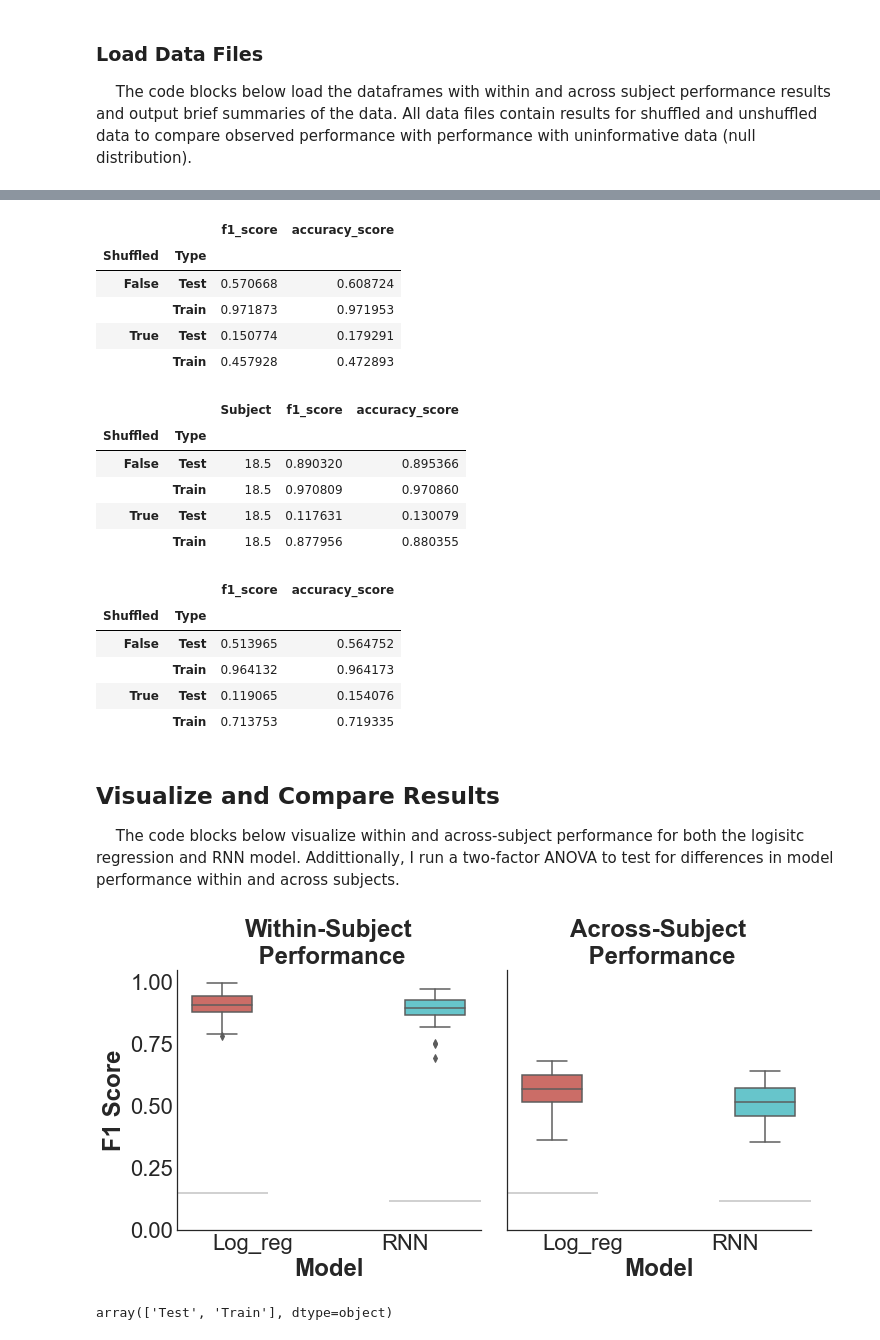
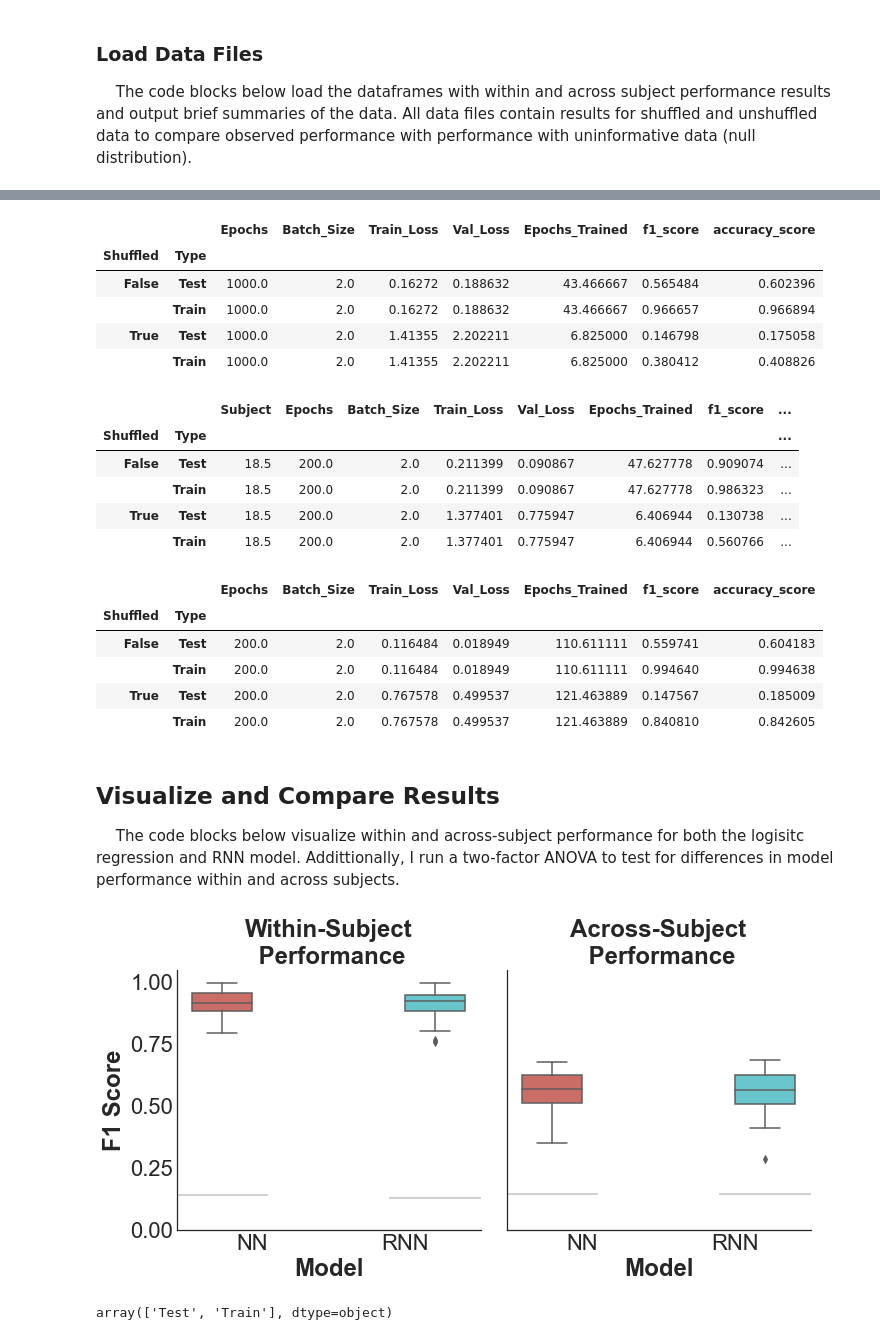
Before and after one commit to cechava/EMG_gestures, a Jupyter notebook: demo_notebooks/compare_model_performance_within_and_across_subjects.ipynb, the cells around one changed output, grey strips where cells are left out. Drawn from its saved outputs; the diff is of its cells as text; code cells hidden in the pictures.

```diff
--- a/demo_notebooks/compare_model_performance_within_and_across_subjects.ipynb
+++ b/demo_notebooks/compare_model_performance_within_and_across_subjects.ipynb
@@ -53,7 +53,7 @@ nsubjects = 36
 
 lr_results_df = []
 
-results_folder = '../results_data/single_subject_training/log_reg'
+results_folder = '../results_data/single_subject_training/NN'
 for src_subject_id in range(1,nsubjects+1):
     results_fn = 'subject_%02d_within_subject_results.h5'%(src_subject_id)
     subject_df = pd.read_hdf(os.path.join(results_folder,results_fn), 'results_df')
@@ -85,7 +85,7 @@ nsubjects = 36
 
 lr_xsubj_results_df = []
 
-results_folder = '../results_data/single_subject_training/log_reg'
+results_folder = '../results_data/single_subject_training/NN'
 for src_subject_id in range(1,nsubjects+1):
     results_fn = 'subject_%02d_across_subject_results.h5'%(src_subject_id)
     subject_df = pd.read_hdf(os.path.join(results_folder,results_fn), 'results_df')
@@ -101,12 +101,12 @@ lr_xsubj_results_df = lr_xsubj_results_df.groupby(['Shuffled','Type','Train_Subj
 # Output summary
 display(HTML(lr_xsubj_results_df.groupby(['Shuffled','Type']).mean().drop(columns = ['Train_Subject']).to_html()))
 # %% [output]
-|  |  | f1_score | accuracy_score |
-| Shuffled | Type |  |  |
-| False | Test | 0.570668 | 0.608724 |
-|  | Train | 0.971873 | 0.971953 |
-| True | Test | 0.150774 | 0.179291 |
-|  | Train | 0.457928 | 0.472893 |
+|  |  | Epochs | Batch_Size | Train_Loss | Val_Loss | Epochs_Trained | f1_score | accuracy_score |
+| Shuffled | Type |  |  |  |  |  |  |  |
+| False | Test | 1000.0 | 2.0 | 0.16272 | 0.188632 | 43.466667 | 0.565484 | 0.602396 |
+|  | Train | 1000.0 | 2.0 | 0.16272 | 0.188632 | 43.466667 | 0.966657 | 0.966894 |
+| True | Test | 1000.0 | 2.0 | 1.41355 | 2.202211 | 6.825000 | 0.146798 | 0.175058 |
+|  | Train | 1000.0 | 2.0 | 1.41355 | 2.202211 | 6.825000 | 0.380412 | 0.408826 |
 # %%
 # Combine logistic regression results in a single data frame and label
 
@@ -122,7 +122,7 @@ lr_xsubj_results_df['Test_Type'] = 'Across_Subject'
 lr_combo_results_df = pd.concat([lr_results_df,lr_xsubj_results_df],axis = 0)
 
 #label
-lr_combo_results_df['Model'] = 'Log_reg'
+lr_combo_results_df['Model'] = 'NN'
 # %%
 # Load RNN within-subject data
 nsubjects = 36
@@ -148,12 +148,12 @@ rnn_results_df = rnn_results_df.groupby(['Shuffled','Type','Train_Subject','Test
 # Output summary
 display(HTML(rnn_results_df.groupby(['Shuffled','Type']).mean().drop(columns = ['Train_Subject','Test_Subject']).to_html()))
 # %% [output]
-|  |  | Subject | f1_score | accuracy_score |
-| Shuffled | Type |  |  |  |
-| False | Test | 18.5 | 0.890320 | 0.895366 |
-|  | Train | 18.5 | 0.970809 | 0.970860 |
-| True | Test | 18.5 | 0.117631 | 0.130079 |
-|  | Train | 18.5 | 0.877956 | 0.880355 |
+|  |  | Subject | Epochs | Batch_Size | Train_Loss | Val_Loss | Epochs_Trained | f1_score | ... |
+| Shuffled | Type |  |  |  |  |  |  |  | ... |
+| False | Test | 18.5 | 200.0 | 2.0 | 0.211399 | 0.090867 | 47.627778 | 0.909074 | ... |
+|  | Train | 18.5 | 200.0 | 2.0 | 0.211399 | 0.090867 | 47.627778 | 0.986323 | ... |
+| True | Test | 18.5 | 200.0 | 2.0 | 1.377401 | 0.775947 | 6.406944 | 0.130738 | ... |
+|  | Train | 18.5 | 200.0 | 2.0 | 1.377401 | 0.775947 | 6.406944 | 0.560766 | ... |
 # %%
 # Load RNN across-subject data
 nsubjects = 36
@@ -176,12 +176,12 @@ rnn_xsubj_df = rnn_xsubj_df.groupby(['Shuffled','Type','Train_Subject'],as_index
 # Output summary
 display(HTML(rnn_xsubj_df.groupby(['Shuffled','Type']).mean().drop(columns = ['Train_Subject']).to_html()))
 # %% [output]
-|  |  | f1_score | accuracy_score |
-| Shuffled | Type |  |  |
-| False | Test | 0.513965 | 0.564752 |
-|  | Train | 0.964132 | 0.964173 |
-| True | Test | 0.119065 | 0.154076 |
-|  | Train | 0.713753 | 0.719335 |
+|  |  | Epochs | Batch_Size | Train_Loss | Val_Loss | Epochs_Trained | f1_score | accuracy_score |
+| Shuffled | Type |  |  |  |  |  |  |  |
+| False | Test | 200.0 | 2.0 | 0.116484 | 0.018949 | 110.611111 | 0.559741 | 0.604183 |
+|  | Train | 200.0 | 2.0 | 0.116484 | 0.018949 | 110.611111 | 0.994640 | 0.994638 |
+| True | Test | 200.0 | 2.0 | 0.767578 | 0.499537 | 121.463889 | 0.147567 | 0.185009 |
+|  | Train | 200.0 | 2.0 | 0.767578 | 0.499537 | 121.463889 | 0.840810 | 0.842605 |
 # %%
 # Combine RNN results in a single dataframe and label
 
@@ -213,39 +213,39 @@ shuffled_results_df = all_model_combo_df.loc[(all_model_combo_df.Shuffled==True)
 
 
 # Get confidence interval for shuffled data results
-model_list = ['Log_reg','RNN']
+model_list = ['NN','RNN']
 type_list = ['Within_Subject','Across_Subject']
 null_ci = np.zeros((2,2,2))
 
 for i,m in enumerate(model_list):
     for j,t in enumerate(type_list):
         null_df = shuffled_results_df.loc[(shuffled_results_df.Model==m)&(shuffled_results_df.Test_Type==t)]
         null_ci[j,i,:] = sns.utils.ci(sns.algorithms.bootstrap(null_df['f1_score'].values))
 
 
 #Visualize unshuffled data results
 sns.set_palette(sns.color_palette("hls", 2))
 g = sns.catplot(data = true_results_df, x= 'Model', y = 'f1_score', col = 'Test_Type', hue = 'Model',\
-            kind = 'box', order = ['Log_reg','RNN'], hue_order = ['Log_reg','RNN'])
+            kind = 'box', order = ['NN','RNN'], hue_order = ['NN','RNN'])
 
 #Label axes and subpots, mark chance confidence interval
 for i,ax in enumerate(g.axes[0]):
     ax.set_xlabel('Model')
     ax.set_ylim([0,1.05])
     ax.add_patch(patches.Rectangle((-.5, null_ci[i,0,0]), 0.6, (null_ci[i,0,1]-null_ci[i,0,0]),\
                                          linewidth=0, fill=True, color='k', alpha=0.2))
     ax.add_patch(patches.Rectangle((.9, null_ci[i,1,0]), 0.6, (null_ci[i,1,1]-null_ci[i,1,0]),\
                                          linewidth=0, fill=True, color='k', alpha=0.2))
 
 
 
 g.axes[0][0].set_ylabel('F1 Score')
 g.axes[0][0].set_title('Within-Subject\n Performance',fontweight = 'bold');
 g.axes[0][1].set_title('Across-Subject\n Performance',fontweight = 'bold');
 
 plt.gcf().suptitle('', y = 1.05, fontweight = 'bold');
 # %% [output]
-[figure, old version]
+[figure, new version]
 # %%
 true_results_df.Type.unique()
 # %% [output]
```
Also changed, not shown: parts of 1 cell of this notebook, 1 other file.
